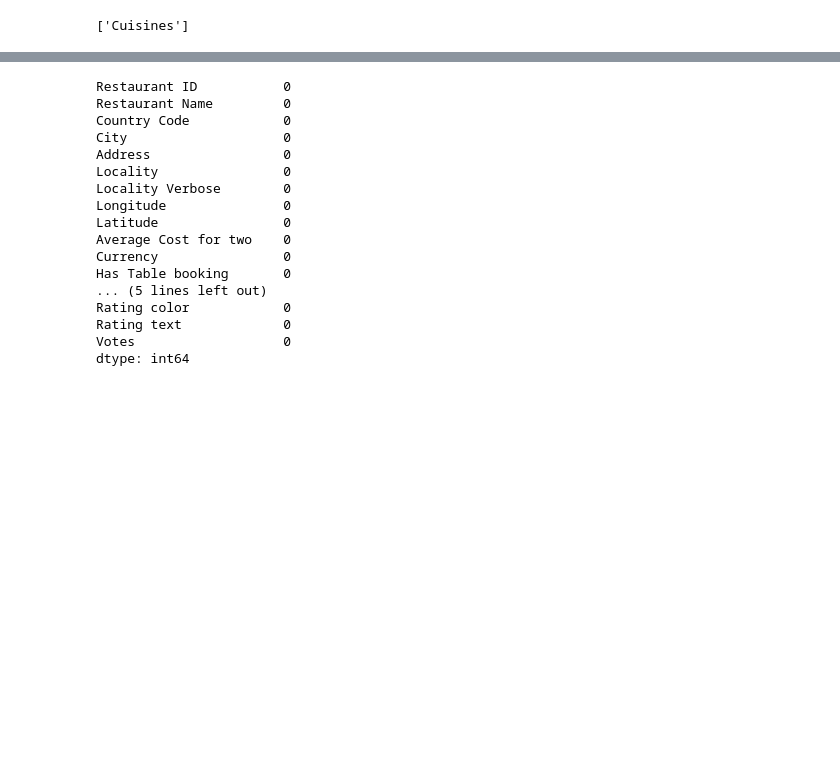
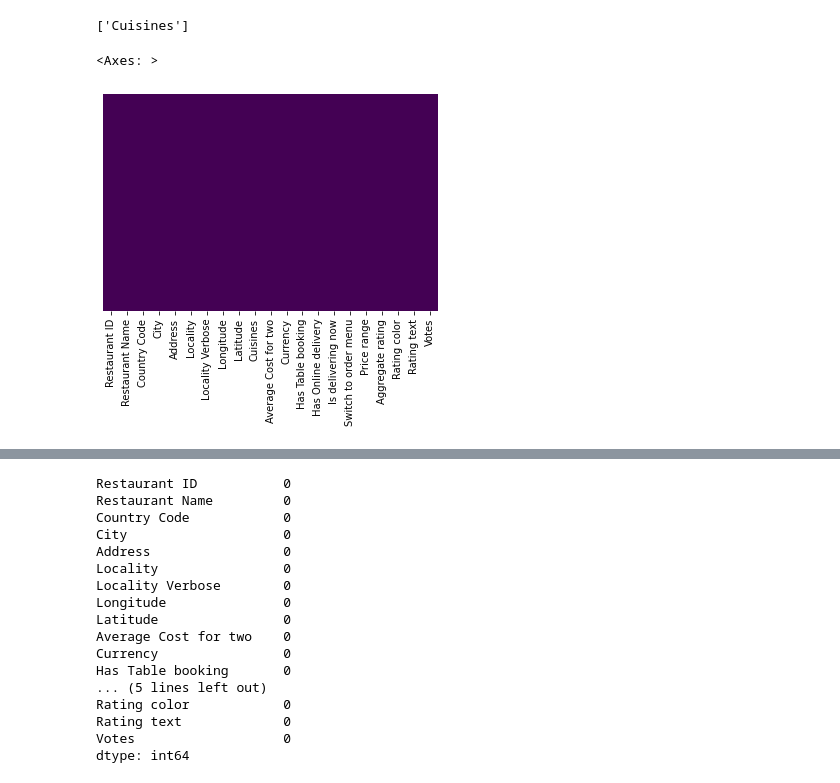
Before and after one commit to necmettinalver/Exploratory-Data-Analysis, a Jupyter notebook: Zomato Data/eda.ipynb, the cells around one changed output, grey strips where cells are left out. Cells and saved outputs as stored; diff of their text form; code cells hidden in the pictures; blank space fills up the shorter version.

```diff
--- a/Zomato Data/eda.ipynb
+++ b/Zomato Data/eda.ipynb
@@ -5,8 +5,8 @@ import numpy as np
 import matplotlib.pyplot as plt
 import seaborn as sns
 # %%
-data = pd.read_csv('data/zomato.csv',encoding='latin-1')
-data.head()
+df = pd.read_csv('data/zomato.csv',encoding='latin-1')
+df.head()
 # %% [output]
 |  | Restaurant ID | Restaurant Name | Country Code | City | Address | Locality | Locality Verbose | Longitude | ... |
 | 0 | 6317637 | Le Petit Souffle | 162 | Makati City | Third Floor, Century City Mall, K... | Century City Mall, Poblacion, Mak... | Century City Mall, Poblacion, Mak... | 121.027535 | ... |
@@ -101,4 +101,7 @@ null_columns
 # %% [output]
 ['Cuisines']
 # %%
-sns.heatmap(data.isnull(),yticklabels=False,cbar=False,cmap='viridis')
+sns.heatmap(df.isnull(),yticklabels=False,cbar=False,cmap='viridis')
+# %% [output]
+<Axes: >
+[figure, added]
```
Also changed, not shown: parts of 15 cells of this notebook.
